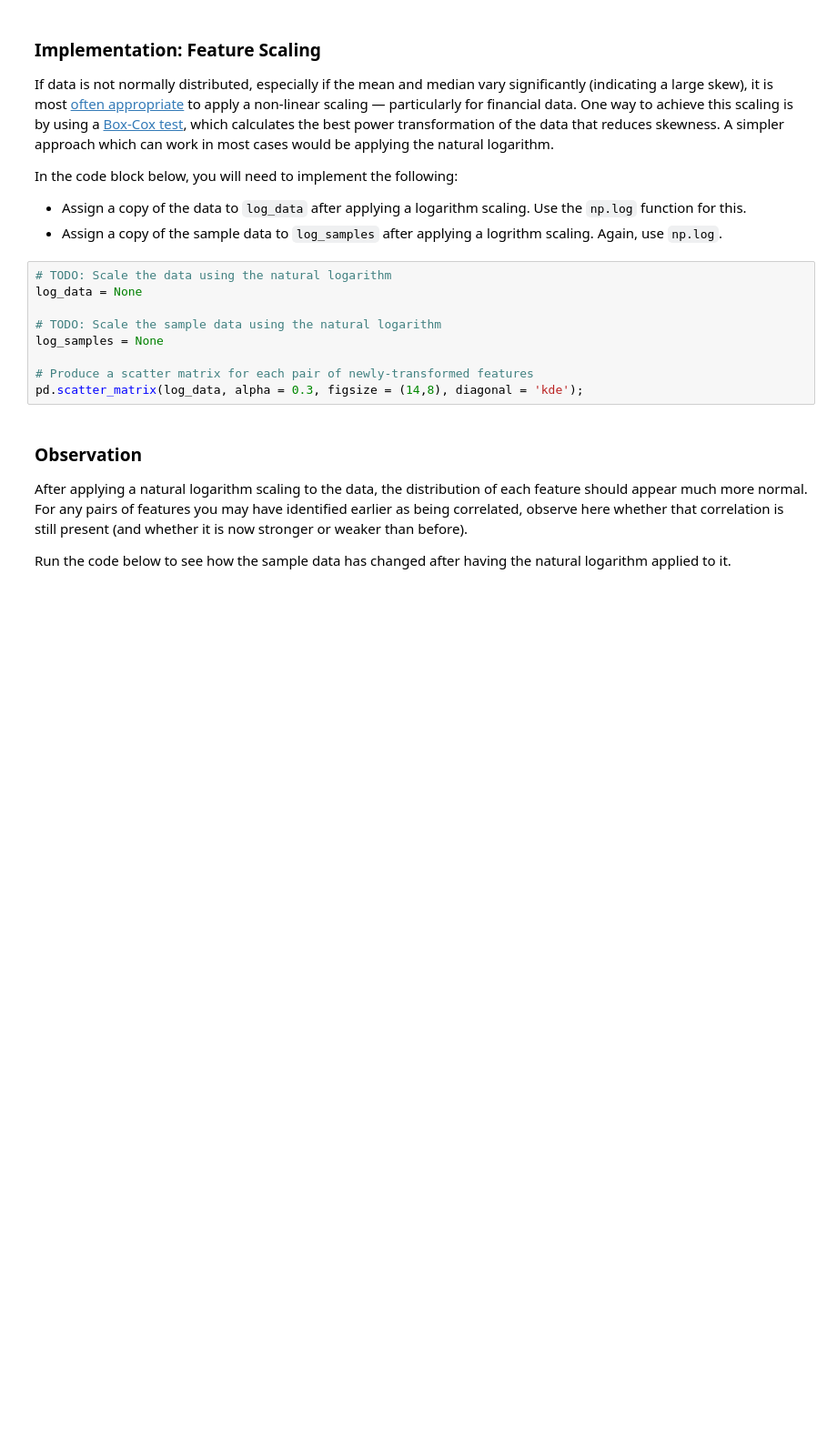
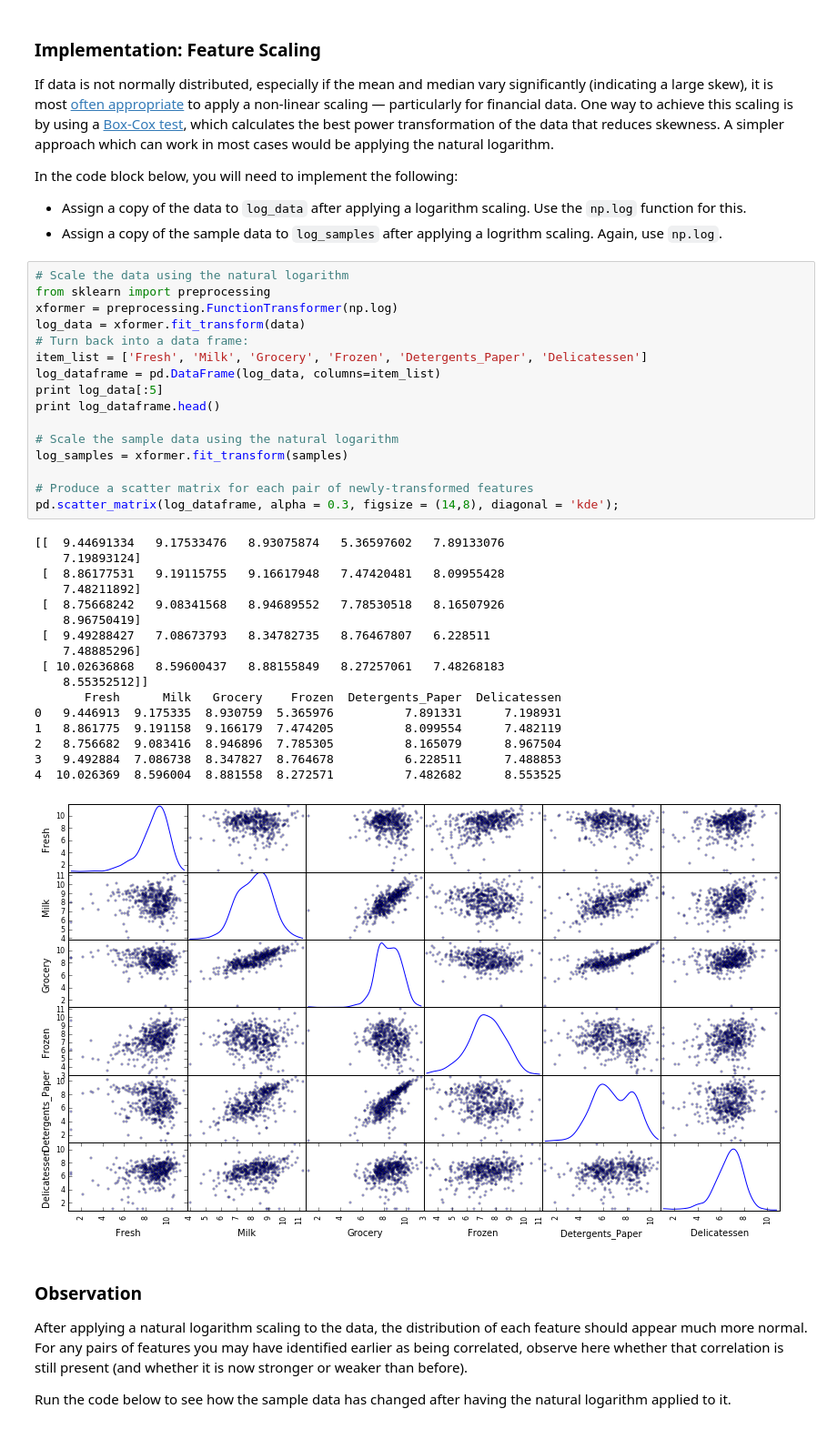
Before and after one commit to drpjm/udacity-mle-project3, a Jupyter notebook: customer_segments/customer_segments.ipynb, the cells around one changed output. Shown at 91% size. Cells and saved outputs as stored; diff of their text form; blank space fills up the shorter version.

```diff
--- a/customer_segments/customer_segments.ipynb
+++ b/customer_segments/customer_segments.ipynb
@@ -184,14 +194,39 @@ In the code block below, you will need to implement the following:
  - Assign a copy of the data to `log_data` after applying a logarithm scaling. Use the `np.log` function for this.
  - Assign a copy of the sample data to `log_samples` after applying a logrithm scaling. Again, use `np.log`.
 # %%
-# TODO: Scale the data using the natural logarithm
-log_data = None
+# Scale the data using the natural logarithm
+from sklearn import preprocessing
+xformer = preprocessing.FunctionTransformer(np.log)
+log_data = xformer.fit_transform(data)
+# Turn back into a data frame:
+item_list = ['Fresh', 'Milk', 'Grocery', 'Frozen', 'Detergents_Paper', 'Delicatessen']
+log_dataframe = pd.DataFrame(log_data, columns=item_list)
+print log_data[:5]
+print log_dataframe.head()
 
-# TODO: Scale the sample data using the natural logarithm
-log_samples = None
+# Scale the sample data using the natural logarithm
+log_samples = xformer.fit_transform(samples)
 
 # Produce a scatter matrix for each pair of newly-transformed features
-pd.scatter_matrix(log_data, alpha = 0.3, figsize = (14,8), diagonal = 'kde');
+pd.scatter_matrix(log_dataframe, alpha = 0.3, figsize = (14,8), diagonal = 'kde');
+# %% [output]
+[[  9.44691334   9.17533476   8.93075874   5.36597602   7.89133076
+    7.19893124]
+ [  8.86177531   9.19115755   9.16617948   7.47420481   8.09955428
+    7.48211892]
+ [  8.75668242   9.08341568   8.94689552   7.78530518   8.16507926
+    8.96750419]
+ [  9.49288427   7.08673793   8.34782735   8.76467807   6.228511
+    7.48885296]
+ [ 10.02636868   8.59600437   8.88155849   8.27257061   7.48268183
+    8.55352512]]
+       Fresh      Milk   Grocery    Frozen  Detergents_Paper  Delicatessen
+0   9.446913  9.175335  8.930759  5.365976          7.891331      7.198931
+1   8.861775  9.191158  9.166179  7.474205          8.099554      7.482119
+2   8.756682  9.083416  8.946896  7.785305          8.165079      8.967504
+3   9.492884  7.086738  8.347827  8.764678          6.228511      7.488853
+4  10.026369  8.596004  8.881558  8.272571          7.482682      8.553525
+[figure, added]
 # %% [markdown]
 ### Observation
 After applying a natural logarithm scaling to the data, the distribution of each feature should appear much more normal. For any pairs of features you may have identified earlier as being correlated, observe here whether that correlation is still present (and whether it is now stronger or weaker than before).
```
Also changed, not shown: parts of 12 cells of this notebook.
